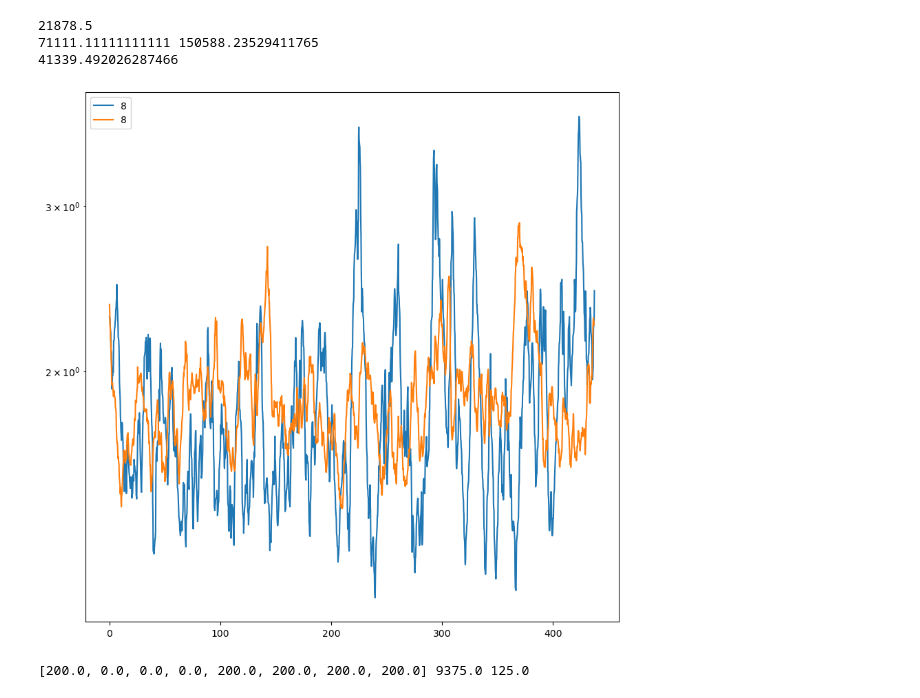
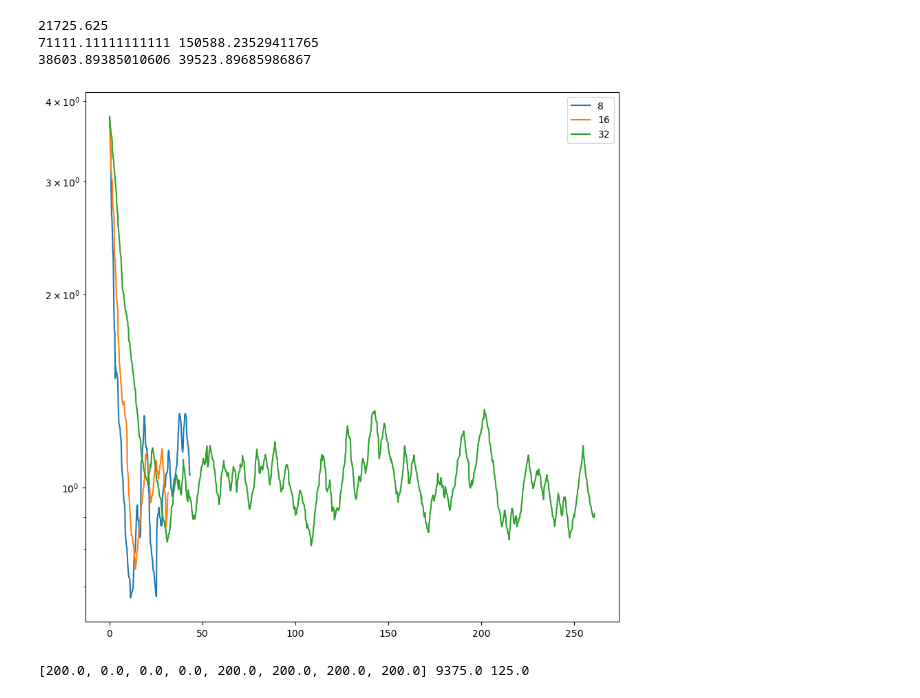
Before and after one commit to plumol/monte-carlo-simulations, a Jupyter notebook: mixing_times.ipynb, the cells around one changed output. Cells and saved outputs as stored; diff of their text form; code cells hidden in the pictures.

```diff
--- a/mixing_times.ipynb
+++ b/mixing_times.ipynb
@@ -17,11 +17,11 @@ ecmc_ff_8_2_df = pd.read_csv("../ecmc_ff_sf_var_10m-128-m3-2.csv")
 ecmc_ff_8_2_events = np.array(ecmc_ff_8_2_df["events"].to_list())
 ecmc_ff_8_2_mix = np.array(ecmc_ff_8_2_df["var_mix"].to_list())
 
-ecmc_ff_16_df = pd.read_csv("./ecmc_ff_sf_var_10m-16-1.csv")
+ecmc_ff_16_df = pd.read_csv("./ecmc_ff_sf_var_10m-16s-1.csv")
 ecmc_ff_16_events = np.array(ecmc_ff_16_df["events"].to_list())
 ecmc_ff_16_mix = np.array(ecmc_ff_16_df["var_mix"].to_list())
 
-ecmc_ff_32_df = pd.read_csv("./ecmc_ff_sf_var_10m-32-1.csv")
+ecmc_ff_32_df = pd.read_csv("./ecmc_ff_sf_var_10m-32s-1.csv")
 ecmc_ff_32_events = np.array(ecmc_ff_32_df["events"].to_list())
 ecmc_ff_32_mix = np.array(ecmc_ff_32_df["var_mix"].to_list())
 
@@ -75,41 +75,41 @@ def calculate_var_equil(n_particles):
     diameter = 400/(2*n_particles)
 
     return  n_particles**2*(400 - n_particles * diameter)**2/(4 * (n_particles+1))
 var_equil_8 = calculate_var_equil(8)
 var_equil_16 = calculate_var_equil(16)
 var_equil_32 = calculate_var_equil(32)
 var_equil_64 = calculate_var_equil(64)
 var_equil_128 = calculate_var_equil(128)
 var_equil_256 = calculate_var_equil(256)
 var_equil_512 = calculate_var_equil(512)
 
 print(var_equil_8, var_equil_16)
-print(np.mean(ecmc_ff_8_mix))
+print(np.mean(ecmc_ff_8_mix), np.mean(ecmc_ff_16_mix))
 
-ax.plot(x_8[:2000], 1/(ecmc_ff_8_mix[:2000]/var_equil_8), label="8")
-ax.plot(x_8[:2000], 1/(np.mean(ecmc_ff_8_long, axis=0)[:2000]/var_equil_8), label="8")
+ax.plot(x_8[:200], 1/(ecmc_ff_8_mix[:200]/40000), label="8")
+#ax.plot(x_8[:2000], 1/(np.mean(ecmc_ff_8_long, axis=0)[:2000]/var_equil_8), label="8")
 #ax.plot(x_8[:3000], ecmc_ff_8d_mix[:3000]/var_equil_8, label="8 s")
-# ax.plot(x_16[:2000], 1/((ecmc_ff_16_mix)[:2000]/var_equil_16), label="16")
-# ax.plot(x_32[:2000], 1/((ecmc_ff_32_mix)[:2000]/var_equil_32), label="32")
+ax.plot(x_16[:200], 1/((ecmc_ff_16_mix)[:200]/40000), label="16")
+ax.plot(x_32[:2000], 1/((ecmc_ff_32_mix)[:2000]/40000), label="32")
 # ax.plot(x_64[:2000], 1/(ecmc_ff_64_mix[:2000]/var_equil_64), label="64")
 # ax.plot(x_128[:10000], 1/(ecmc_ff_128_mix[:10000]/var_equil_128), label="128")
 # ax.plot(x_256[:5000], 1/(ecmc_ff_256_mix[:5000]/var_equil_256), label="256")
 # ax.plot(x_512[:10000], 1/(ecmc_ff_512_mix[:10000]/var_equil_512), label="512")
 
 #plt.hlines(var_equil_8, 0, 100)
 # ax[0][1].plot(x_8[:20], ecmc_ff_8d_mix[:20]/var_equil_8)
 # ax[1][1].plot(x_64[:100], ecmc_ff_64d_mix[:100])
 # plt.plot(np.linspace(0, 100000, 100001)*np.mean(ecmc_ff_64_events)/64, ecmc_ff_64_mix/64)
 # plt.plot(np.linspace(0, 100000, 100001)*np.mean(ecmc_ff_8_events)/8, ecmc_ff_8_mix/8)
 
 ax.legend()
 ax.set_yscale('log')
 #ax.set_xscale('log')
 # %% [output]
-21878.5
+21725.625
 71111.11111111111 150588.23529411765
-41339.492026287466
+38603.89385010606 39523.89685986867
-[figure, old version]
+[figure, new version]
 # %%
 def sum_u(n_particles, t = "rand"):
     length = 400
```
Also changed, not shown: parts of 1 cell of this notebook, 4 other files.
